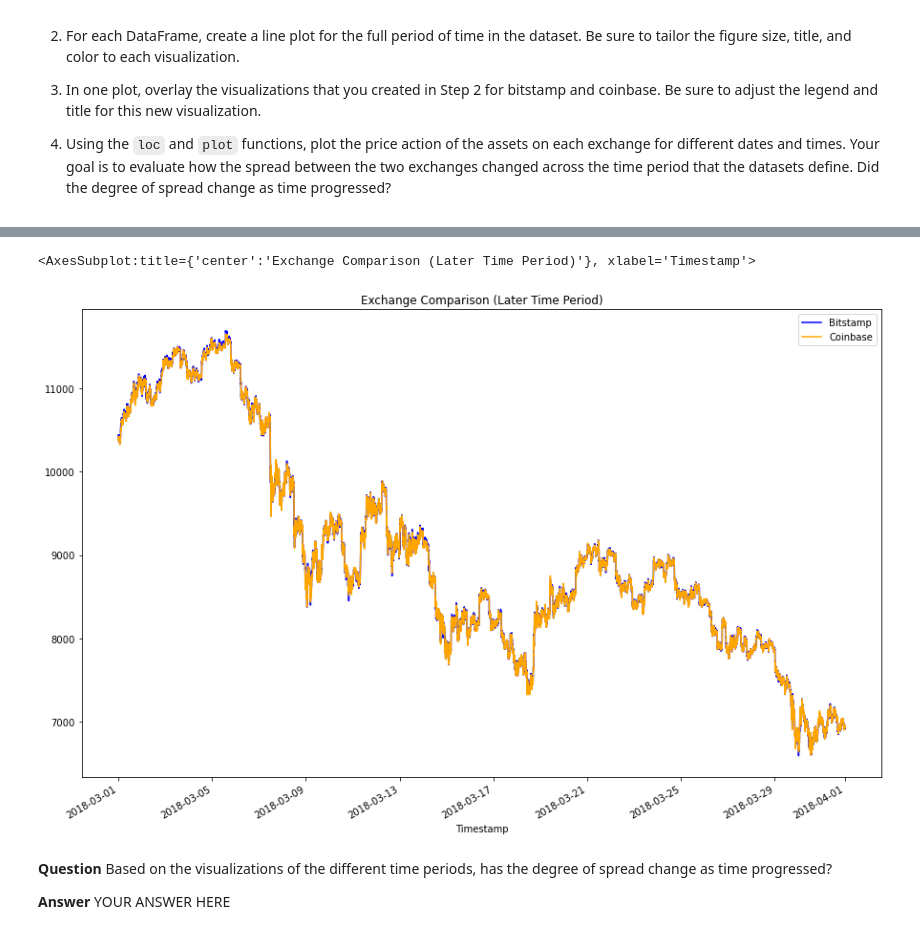
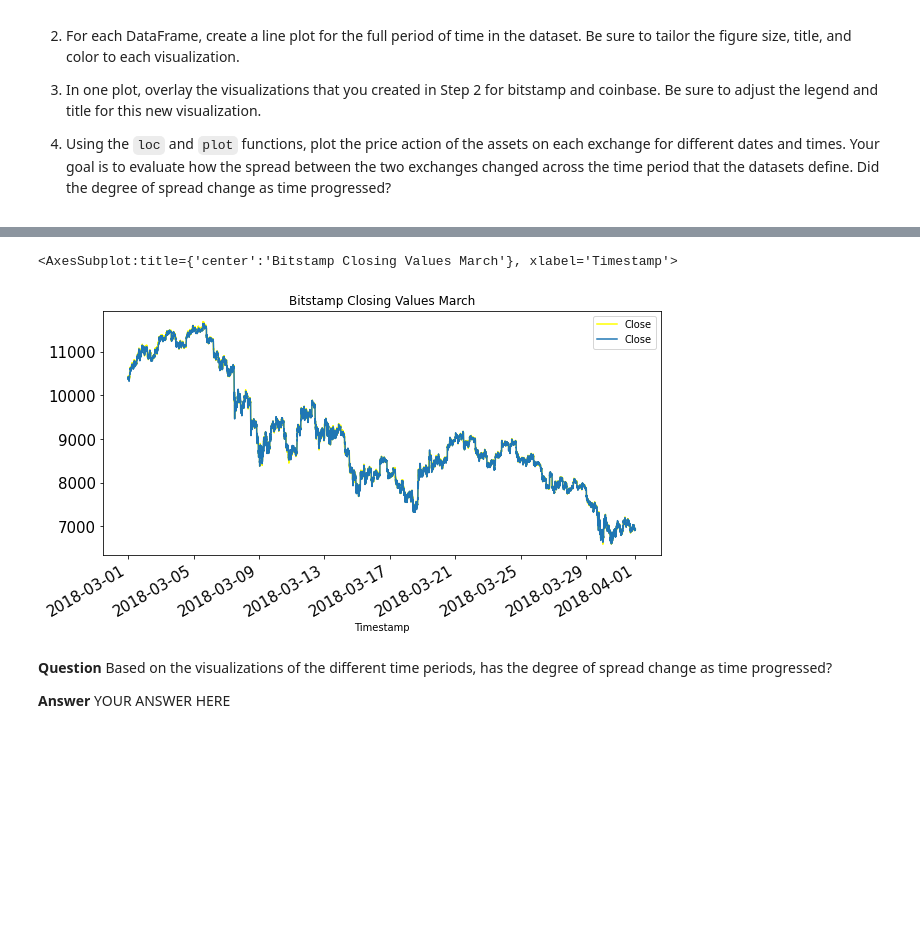
Before and after one commit to tylergusmyers/crypto_arbitrage, a Jupyter notebook: crypto_arbitrage.ipynb, the cells around one changed output, grey strips where cells are left out. Saved outputs shown, nothing was run; the diff lists cells and outputs as text; code cells hidden in the pictures; blank space fills up the shorter version.

```diff
--- a/crypto_arbitrage.ipynb
+++ b/crypto_arbitrage.ipynb
@@ -343,11 +346,20 @@ Sort through the time series data associated with the bitstamp and coinbase Data
 # %%
 # Using the loc and plot functions, create an overlay plot that visualizes
 # the price action of both DataFrames for a one month period later in the dataset
 # Be sure to include the parameters: legend, figure size, title, and color and label
-# YOUR CODE HERE
+bitstamp_last_month = bitstamp.loc["2018-03-01": ,["Close"]]
+bitstamp_last_month = bitstamp_last_month.astype(float)
+
+coinbase_last_month = coinbase.loc["2018-03-01":,["Close"]]
+coinbase_last_month = coinbase_last_month.astype(float)
+
+
+ax = bitstamp_last_month.plot(figsize = (10, 5), title = 'Bitstamp Closing Values March', fontsize=15, color= 'yellow')
+
+coinbase_last_month.plot(ax = ax)
 # %% [output]
-<AxesSubplot:title={'center':'Exchange Comparison (Later Time Period)'}, xlabel='Timestamp'>
+<AxesSubplot:title={'center':'Bitstamp Closing Values March'}, xlabel='Timestamp'>
-[figure, old version]
+[figure, new version]
 # %% [markdown]
 **Question** Based on the visualizations of the different time periods, has the degree of spread change as time progressed?
 
```
Also changed, not shown: parts of 26 cells of this notebook.
